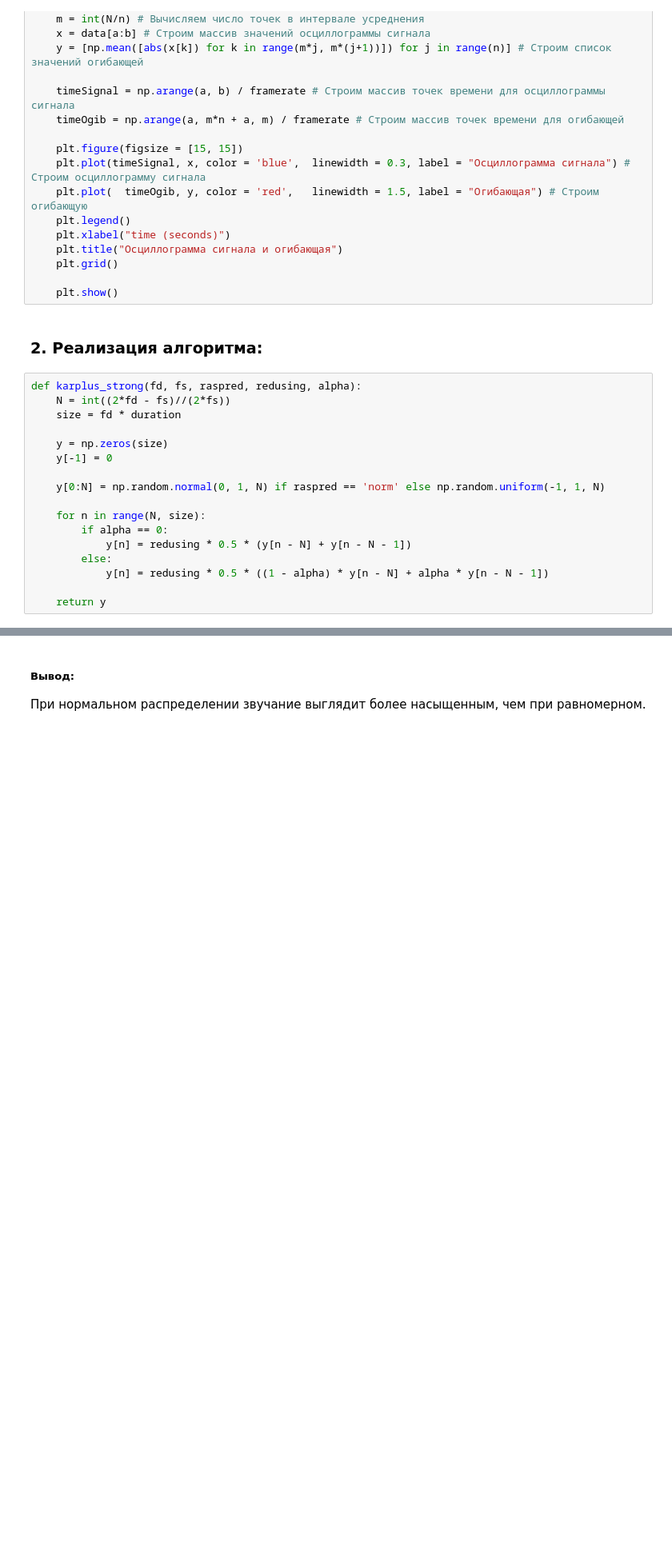
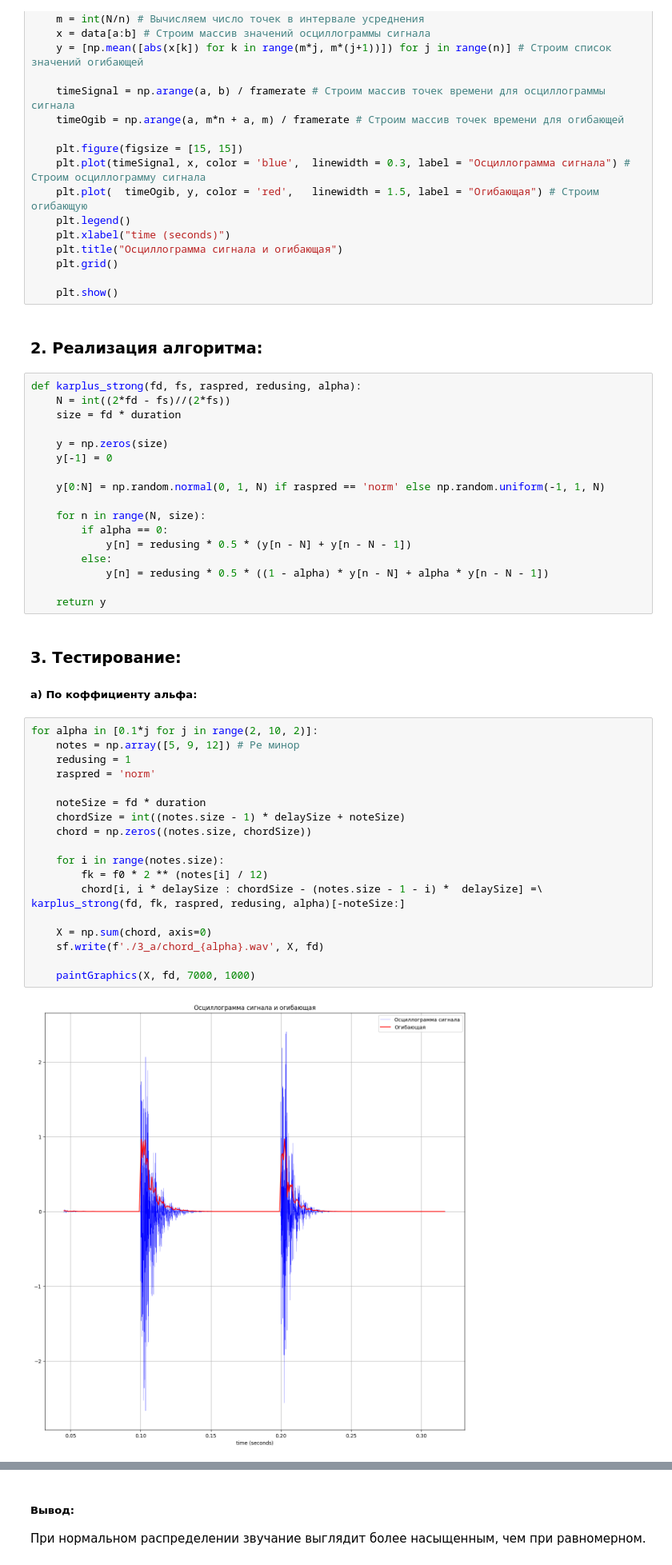
Before and after one commit to Sashauxgit/mathematical-methods-of-digital-signal-processing, a Jupyter notebook: lab4/MMDSP_Semenov_lab4.ipynb, the cells around one changed output, grey strips where cells are left out. Shown at 80% size. Saved outputs shown, nothing was run; the diff lists cells and outputs as text; blank space fills up the shorter version.

```diff
--- a/lab4/MMDSP_Semenov_lab4.ipynb
+++ b/lab4/MMDSP_Semenov_lab4.ipynb
@@ -92,3 +92,28 @@ def karplus_strong(fd, fs, raspred, redusing, alpha):
             y[n] = redusing * 0.5 * ((1 - alpha) * y[n - N] + alpha * y[n - N - 1])
 
     return y
+# %% [markdown]
+### 3. Тестирование:
+
+##### a) По коффициенту альфа:
+# %%
+for alpha in [0.1*j for j in range(2, 10, 2)]:
+    notes = np.array([5, 9, 12]) # Ре минор
+    redusing = 1
+    raspred = 'norm'
+
+    noteSize = fd * duration
+    chordSize = int((notes.size - 1) * delaySize + noteSize)
+    chord = np.zeros((notes.size, chordSize))
+
+    for i in range(notes.size):
+        fk = f0 * 2 ** (notes[i] / 12)
+        chord[i, i * delaySize : chordSize - (notes.size - 1 - i) *  delaySize] =\
+karplus_strong(fd, fk, raspred, redusing, alpha)[-noteSize:]
+
+    X = np.sum(chord, axis=0)
+    sf.write(f'./3_a/chord_{alpha}.wav', X, fd)
+
+    paintGraphics(X, fd, 7000, 1000)
+# %% [output]
+[figure, added]
```
Also changed, not shown: parts of 4 cells of this notebook, 4 other files.
